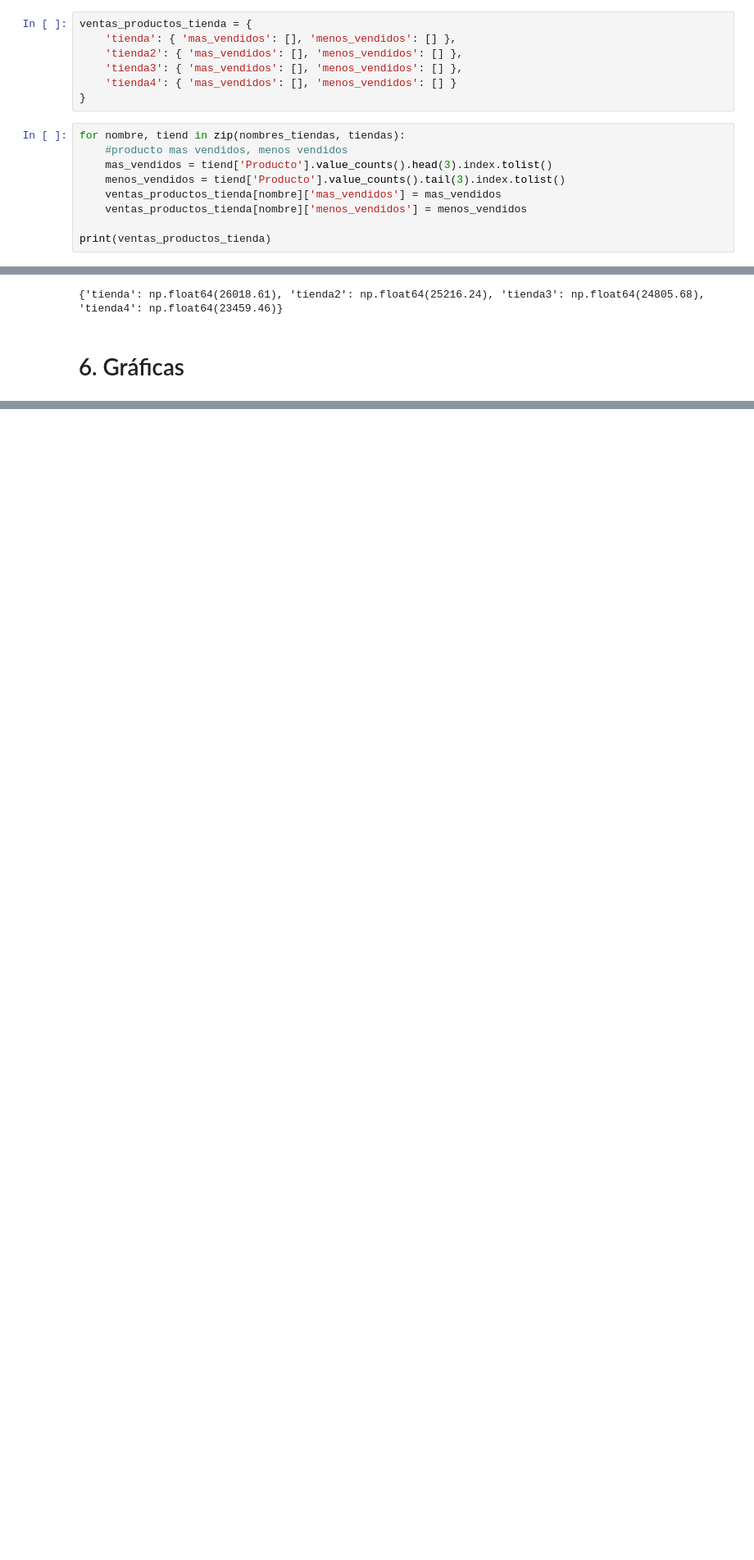
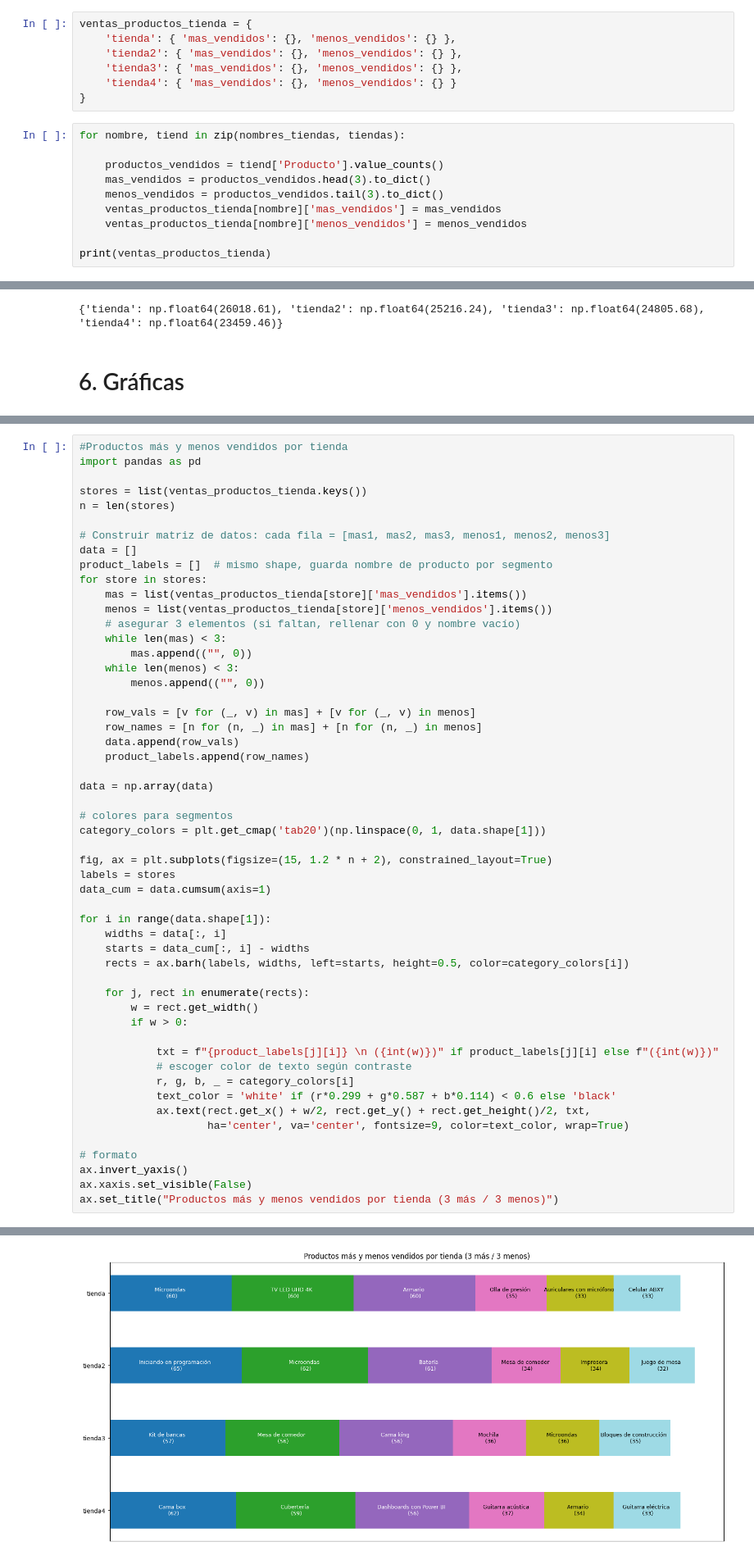
Before and after one commit to EBlanco17/challenge-data-science, a Jupyter notebook: StoresAlura.ipynb, the cells around one changed output, grey strips where cells are left out. Shown at 82% size. Drawn from its saved outputs; the diff is of its cells as text; blank space fills up the shorter version.

```diff
--- a/StoresAlura.ipynb
+++ b/StoresAlura.ipynb
@@ -78,16 +76,17 @@ print(calificacion_promedio_tienda)
 # 4. Productos más y menos vendidos
 # %%
 ventas_productos_tienda = {
-    'tienda': { 'mas_vendidos': [], 'menos_vendidos': [] },
-    'tienda2': { 'mas_vendidos': [], 'menos_vendidos': [] },
-    'tienda3': { 'mas_vendidos': [], 'menos_vendidos': [] },
-    'tienda4': { 'mas_vendidos': [], 'menos_vendidos': [] }
+    'tienda': { 'mas_vendidos': {}, 'menos_vendidos': {} },
+    'tienda2': { 'mas_vendidos': {}, 'menos_vendidos': {} },
+    'tienda3': { 'mas_vendidos': {}, 'menos_vendidos': {} },
+    'tienda4': { 'mas_vendidos': {}, 'menos_vendidos': {} }
 }
 # %%
 for nombre, tiend in zip(nombres_tiendas, tiendas):
-    #producto mas vendidos, menos vendidos
-    mas_vendidos = tiend['Producto'].value_counts().head(3).index.tolist()
-    menos_vendidos = tiend['Producto'].value_counts().tail(3).index.tolist()
+
+    productos_vendidos = tiend['Producto'].value_counts()
+    mas_vendidos = productos_vendidos.head(3).to_dict()
+    menos_vendidos = productos_vendidos.tail(3).to_dict()
     ventas_productos_tienda[nombre]['mas_vendidos'] = mas_vendidos
     ventas_productos_tienda[nombre]['menos_vendidos'] = menos_vendidos
 
@@ -113,0 +171,54 @@ print(envio_promedio_tiendas)
+# %%
+#Productos más y menos vendidos por tienda
+import pandas as pd
+
+stores = list(ventas_productos_tienda.keys())
+n = len(stores)
+
+# Construir matriz de datos: cada fila = [mas1, mas2, mas3, menos1, menos2, menos3]
+data = []
+product_labels = []  # mismo shape, guarda nombre de producto por segmento
+for store in stores:
+    mas = list(ventas_productos_tienda[store]['mas_vendidos'].items())
+    menos = list(ventas_productos_tienda[store]['menos_vendidos'].items())
+    # asegurar 3 elementos (si faltan, rellenar con 0 y nombre vacío)
+    while len(mas) < 3:
+        mas.append(("", 0))
+    while len(menos) < 3:
+        menos.append(("", 0))
+
+    row_vals = [v for (_, v) in mas] + [v for (_, v) in menos]
+    row_names = [n for (n, _) in mas] + [n for (n, _) in menos]
+    data.append(row_vals)
+    product_labels.append(row_names)
+
+data = np.array(data)
+
+# colores para segmentos
+category_colors = plt.get_cmap('tab20')(np.linspace(0, 1, data.shape[1]))
+
+fig, ax = plt.subplots(figsize=(15, 1.2 * n + 2), constrained_layout=True)
+labels = stores
+data_cum = data.cumsum(axis=1)
+
+for i in range(data.shape[1]):
+    widths = data[:, i]
+    starts = data_cum[:, i] - widths
+    rects = ax.barh(labels, widths, left=starts, height=0.5, color=category_colors[i])
+
+    for j, rect in enumerate(rects):
+        w = rect.get_width()
+        if w > 0:
+
+            txt = f"{product_labels[j][i]} \n ({int(w)})" if product_labels[j][i] else f"({int(w)})"
+            # escoger color de texto según contraste
+            r, g, b, _ = category_colors[i]
+            text_color = 'white' if (r*0.299 + g*0.587 + b*0.114) < 0.6 else 'black'
+            ax.text(rect.get_x() + w/2, rect.get_y() + rect.get_height()/2, txt,
+                    ha='center', va='center', fontsize=9, color=text_color, wrap=True)
+
+# formato
+ax.invert_yaxis()
+ax.xaxis.set_visible(False)
+ax.set_title("Productos más y menos vendidos por tienda (3 más / 3 menos)")
+# %% [output]
@@ -113,0 +226 @@ print(envio_promedio_tiendas)
+[figure, added]
```
Also changed, not shown: parts of 7 cells of this notebook.
